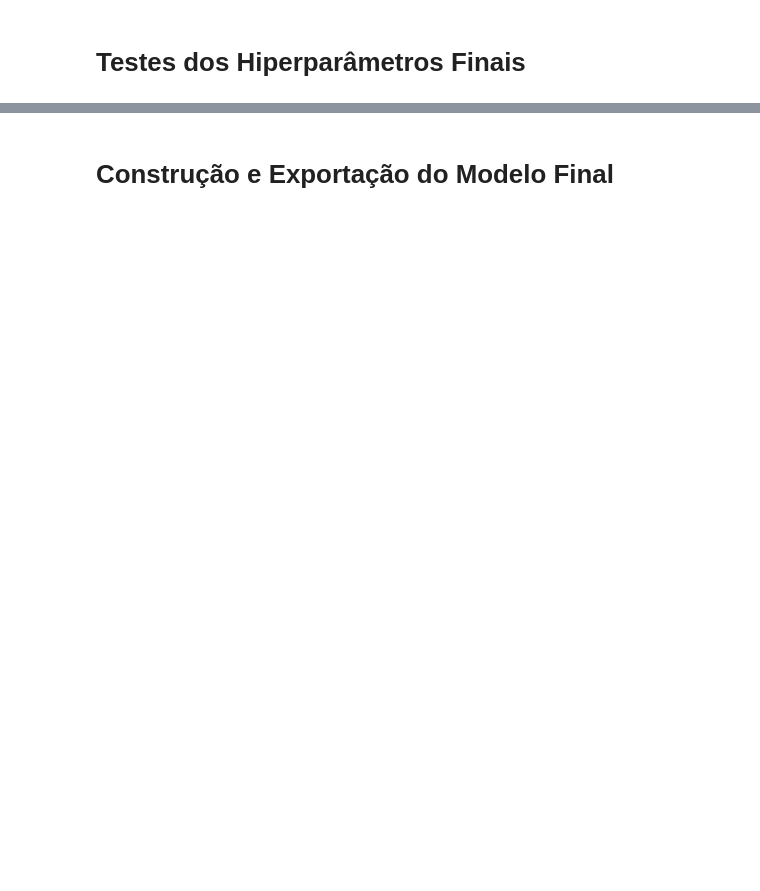
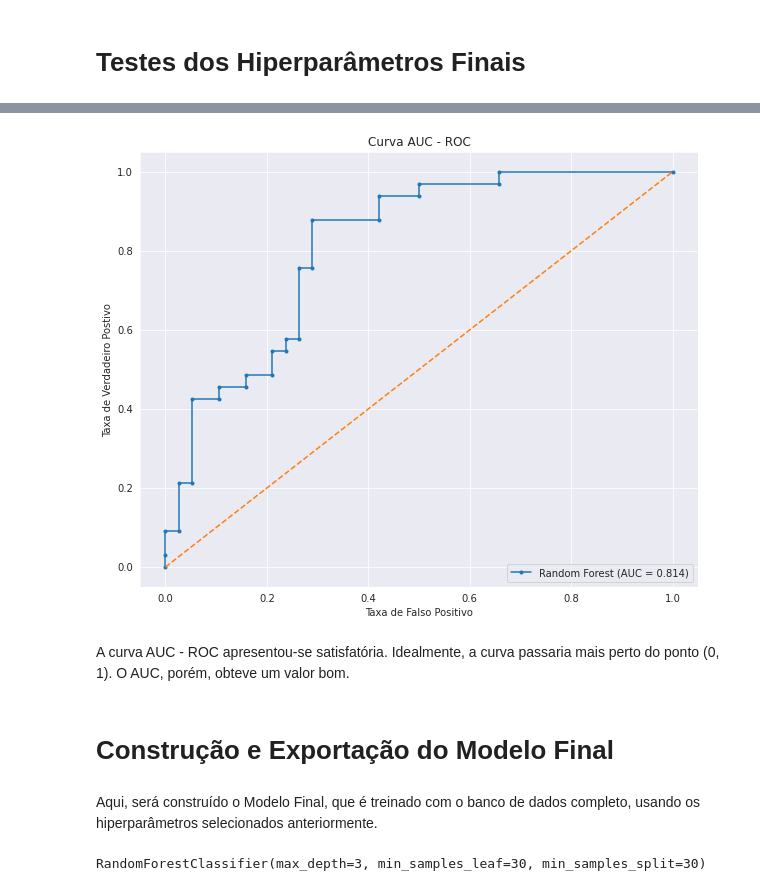
Before and after one commit to arturcgs/bootcamp-data-science-aplicada3, a Jupyter notebook: Projeto Final/Notebooks/Projeto_Final.ipynb, the cells around one changed output, grey strips where cells are left out. Drawn from its saved outputs; the diff is of its cells as text; code cells hidden in the pictures; blank space fills up the shorter version.

Commit message:
Finalização de comentários e gráficos

```diff
--- a/Projeto Final/Notebooks/Projeto_Final.ipynb
+++ b/Projeto Final/Notebooks/Projeto_Final.ipynb
@@ -257,12 +308,12 @@ from joblib import dump
 # %%
-#Criando o modelo, treinando ele nos dados de treino e
-# testando nos dados de teste
+#Criando o modelo, treinando ele nos dados de treino
+# e testando nos dados de teste
 
 np.random.seed(84531)
 
 modelo = RandomForestClassifier(max_depth = 3, bootstrap = True,
                                 min_samples_leaf=30, min_samples_split=30,
-                                n_estimators=100)
+                                n_estimators=100, criterion='gini')
 modelo.fit(x_train, y_train)
 
 predicao = modelo.predict(x_test)
@@ -294,24 +363,30 @@ fpr, tpr, _ = roc_curve(y_test, proba)
 # %%
 # Criando gráfico da curva ROC
 
 #FigSize
 plt.figure(figsize=(10,8))
 
 #Plot
 plt.plot(fpr, tpr, '.-', label = 'Random Forest (AUC = %0.3f)' % auc)
 plt.plot(r_fpr, r_tpr, '--', label = '')
 
 #Title
-plt.title('Gráfico ROC')
+plt.title('Curva AUC - ROC')
 #Axis labels
 plt.xlabel('Taxa de Falso Positivo')
-plt.ylabel('Tava de Verdadeiro Postivo')
+plt.ylabel('Taxa de Verdadeiro Postivo')
 #Show legend
 plt.legend(loc=4)
 #Show plot
 plt.show()
+# %% [output]
+[figure, added]
+# %% [markdown]
+A curva AUC - ROC apresentou-se satisfatória. Idealmente, a curva passaria mais perto do ponto (0, 1). O AUC, porém, obteve um valor bom.
 # %% [markdown]
 # Construção e Exportação do Modelo Final
+# %% [markdown]
+Aqui, será construído o Modelo Final, que é treinado com o banco de dados completo, usando os hiperparâmetros selecionados anteriormente.
 # %%
 #Criando o Modelo Final
 
@@ -319,7 +394,9 @@ np.random.seed(84531)
 
 modelo_final = RandomForestClassifier(max_depth = 3, bootstrap = True,
                                 min_samples_leaf=30, min_samples_split=30,
-                                n_estimators=100)
+                                n_estimators=100, criterion='gini')
 modelo_final.fit(x, y)
+# %% [output]
+RandomForestClassifier(max_depth=3, min_samples_leaf=30, min_samples_split=30)
 # %%
 dump(modelo_final, 'modelo_final.joblib')
```
Also changed, not shown: parts of 21 cells of this notebook.
